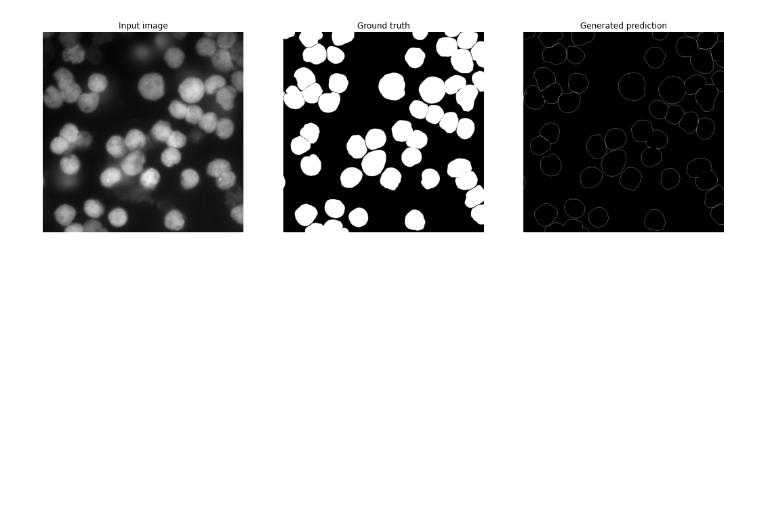
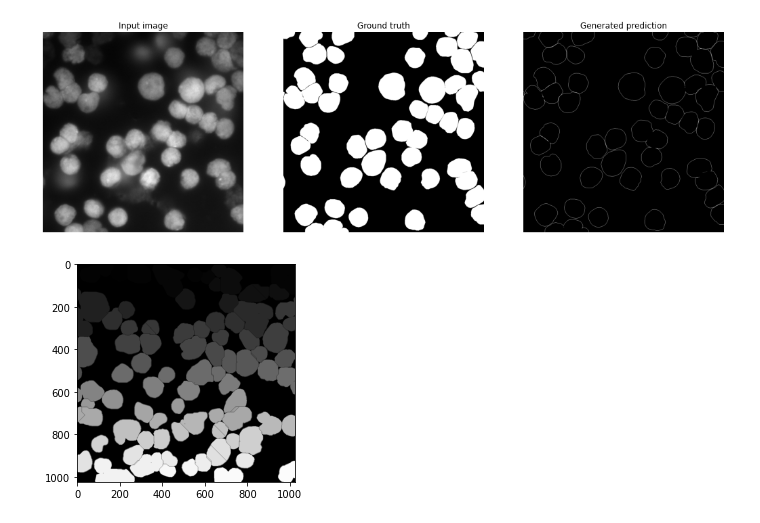
Before and after one commit to CRefice/ml-segmentation-project, a Jupyter notebook: notebook.ipynb, the cells around one changed output. Cells and saved outputs as stored; diff of their text form; code cells hidden in the pictures; blank space fills up the shorter version.

Commit message:
Added labelling with watershed

```diff
--- a/notebook.ipynb
+++ b/notebook.ipynb
@@ -280,6 +286,9 @@ def show_results(inputs, labels, outputs):
             axs[i, 2].imshow(outputs[i].squeeze())
 
     fig.show()
+
+def show_image(image):
+    plt.imshow(image.squeeze())
 # %%
 inputs, labels = next(iter(val_loader))
 outputs = model.predict(inputs.to(device))
@@ -298,3 +308,31 @@ show_results(inputs[:1], labels[:1], [(binary_dilation(labels[0]) - labels[0].nu
 # %% [output]
 <Figure size 432x288 with 0 Axes>
 [figure]
+# %%
+def label_with_watershed(image, min_distance=50):
+  """
+    Inputs
+      image: Image to be labelled
+      min_distance: Minimum distance that cell-centers should be apart of eachother in
+                    pixels
+    Outputs:
+      Labelled image with every cell having a different value (v > 0) and a border
+      between every cell (1-pixel wide)
+  """
+  # Euclidean distance matrix of the image
+  distance = ndi.distance_transform_edt(image)
+  # List of (x,y) pairs representing the coordinates of the peaks
+  coords_of_peaks = peak_local_max(distance, min_distance=min_distance, footprint=np.ones((64,64)), labels=image)
+  # Black image with white pixels representing the peaks (cell-centers)
+  mask = np.zeros(distance.shape, dtype=bool)
+  mask[tuple(coords_of_peaks.T)] = True
+  # Mask transformed to having a different value per peak (cell-center)
+  markers, _ = ndi.label(mask)
+
+  # Return the watershed labels, use -distance because watershed works on minima.
+  return watershed(-distance, markers, mask=image, watershed_line=True)
+# %%
+# Example:
+show_image(label_with_watershed(labels[0].numpy()))
+# %% [output]
+[figure, added]
```
Also changed, not shown: parts of 9 cells of this notebook.
